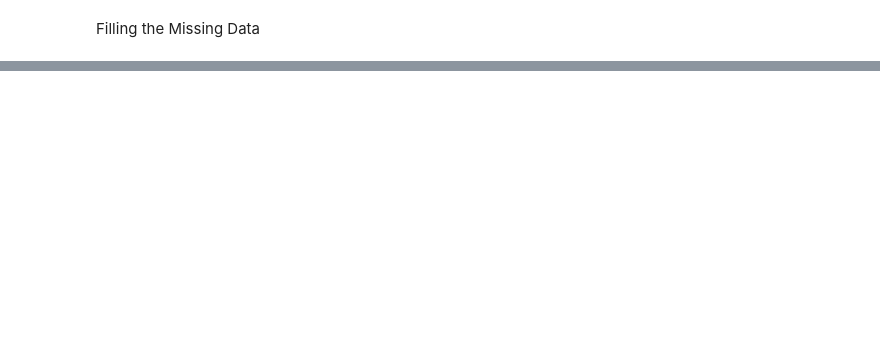
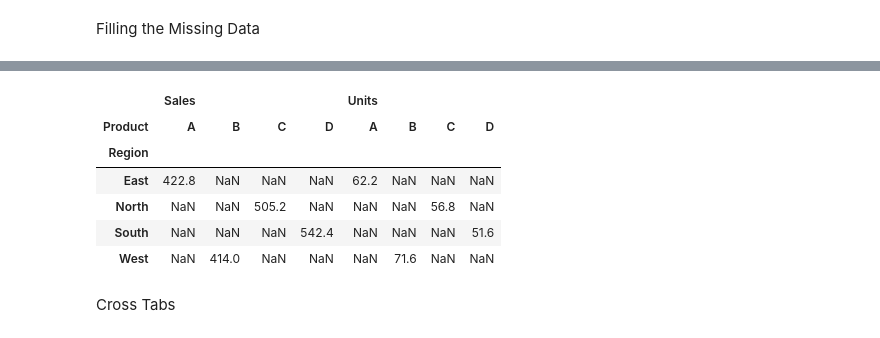
Before and after one commit to RakshitChauhan03/python_pratice, a Jupyter notebook: pandas/pandas.ipynb, the cells around one changed output, grey strips where cells are left out. Drawn from its saved outputs; the diff is of its cells as text; code cells hidden in the pictures; blank space fills up the shorter version.

```diff
--- a/pandas/pandas.ipynb
+++ b/pandas/pandas.ipynb
@@ -205,0 +507,17 @@ Filling the Missing Data
+# %%
+data = {
+    'Date': pd.date_range('2023-01-01', periods=20),
+    'Product': ['A', 'B', 'C', 'D'] * 5,
+    'Region': ['East', 'West', 'North', 'South', 'East', 'West', 'North', 'South', 'East', 'West',
+               'North', 'South', 'East', 'West', 'North', 'South', 'East', 'West', 'North', 'South'],
+    'Sales': np.random.randint(100, 1000, 20),
+    'Units': np.random.randint(10, 100, 20),
+    'Rep': ['John', 'Mary', 'Bob', 'Alice', 'John', 'Mary', 'Bob', 'Alice', 'John', 'Mary',
+            'Bob', 'Alice', 'John', 'Mary', 'Bob', 'Alice', 'John', 'Mary', 'Bob', 'Alice']
+}
+
+df = pd.DataFrame(data)
+
+df['Month'] = df['Date'].dt.month_name()
+df['Quarter'] = 'Q' + df['Date'].dt.quarter.astype(str)
+df
@@ -205,0 +551,12 @@ Filling the Missing Data
+# %%
+pd.pivot_table(df,values=["Sales","Units"],index="Region",columns="Product")
+# %% [output]
+|  | Sales |  |  |  | Units |  |  |  |
+| Product | A | B | C | D | A | B | C | D |
+| Region |  |  |  |  |  |  |  |  |
+| East | 422.8 | NaN | NaN | NaN | 62.2 | NaN | NaN | NaN |
+| North | NaN | NaN | 505.2 | NaN | NaN | NaN | 56.8 | NaN |
+| South | NaN | NaN | NaN | 542.4 | NaN | NaN | NaN | 51.6 |
+| West | NaN | 414.0 | NaN | NaN | NaN | 71.6 | NaN | NaN |
+# %% [markdown]
+Cross Tabs
```
Also changed, not shown: parts of 55 cells of this notebook, 4 other files.
